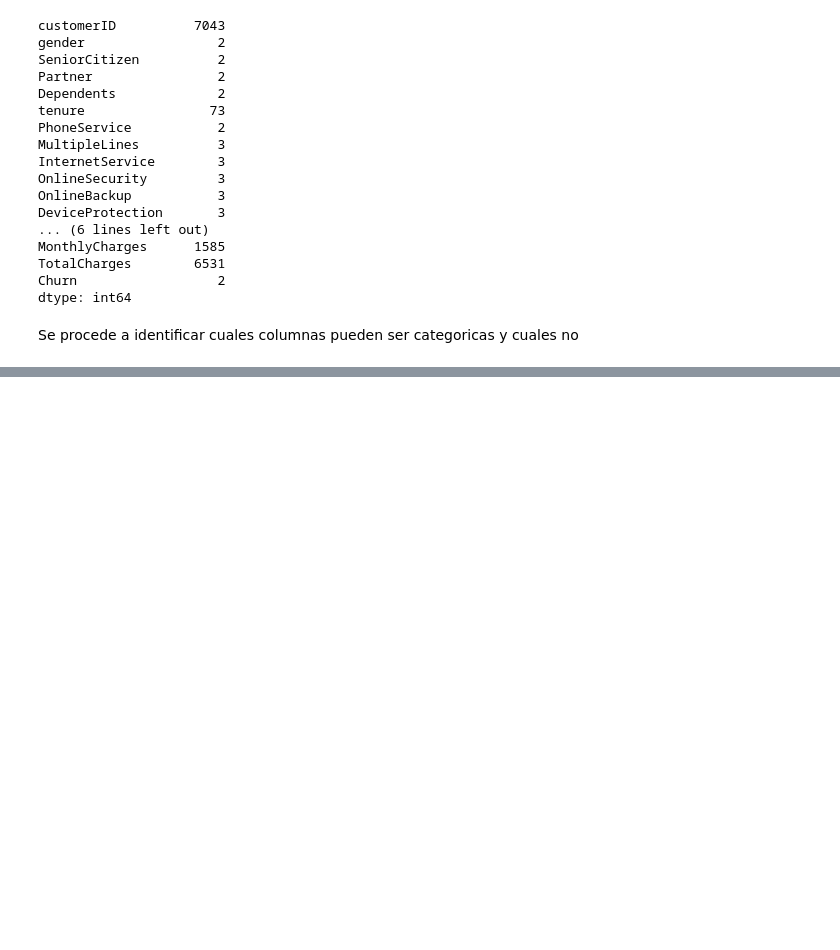
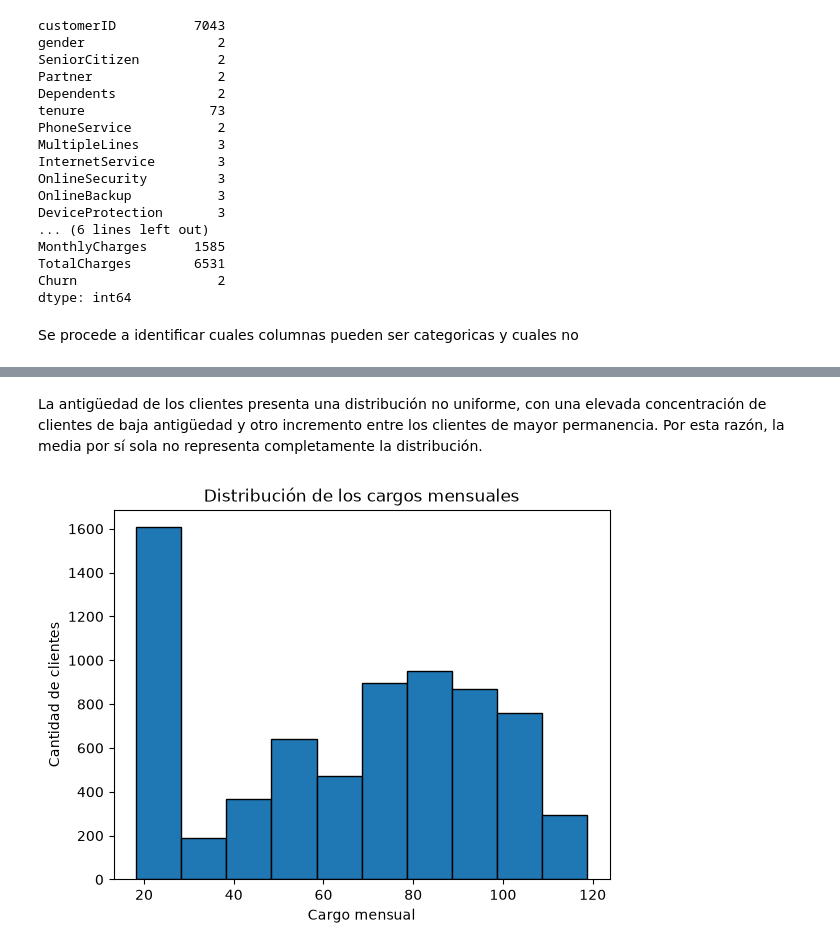
Before and after one commit to sartocol87/retencion_clientes, a Jupyter notebook: notebooks/01_data_understanding.ipynb, the cells around one changed output, grey strips where cells are left out. Drawn from its saved outputs; the diff is of its cells as text; code cells hidden in the pictures; blank space fills up the shorter version.

```diff
--- a/notebooks/01_data_understanding.ipynb
+++ b/notebooks/01_data_understanding.ipynb
@@ -130,0 +225,10 @@ categorical_cols
+# %% [markdown]
+La antigüedad de los clientes presenta una distribución no uniforme, con una elevada concentración de clientes de baja antigüedad y otro incremento entre los clientes de mayor permanencia. Por esta razón, la media por sí sola no representa completamente la distribución.
+# %%
+plt.hist(df["MonthlyCharges"], edgecolor='black')
+plt.xlabel("Cargo mensual")
+plt.ylabel("Cantidad de clientes")
+plt.title("Distribución de los cargos mensuales")
+plt.show()
+# %% [output]
+[figure, added]
```
Also changed, not shown: parts of 35 cells of this notebook.
